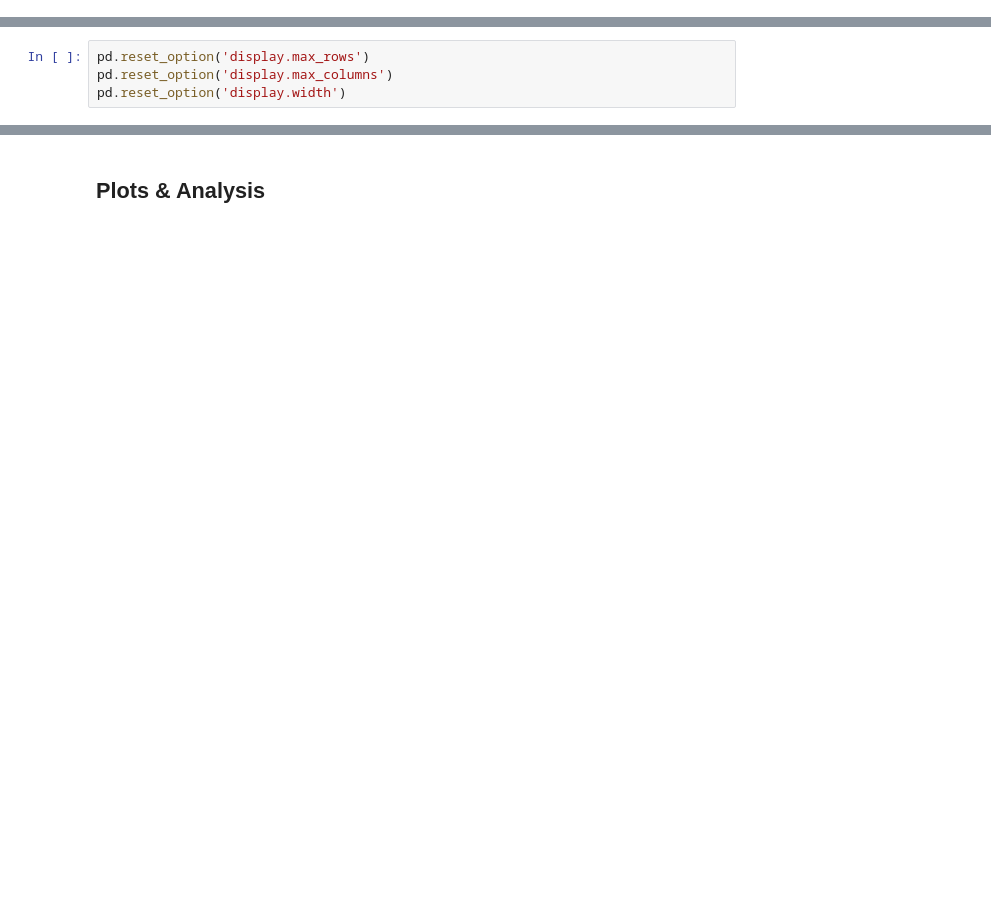
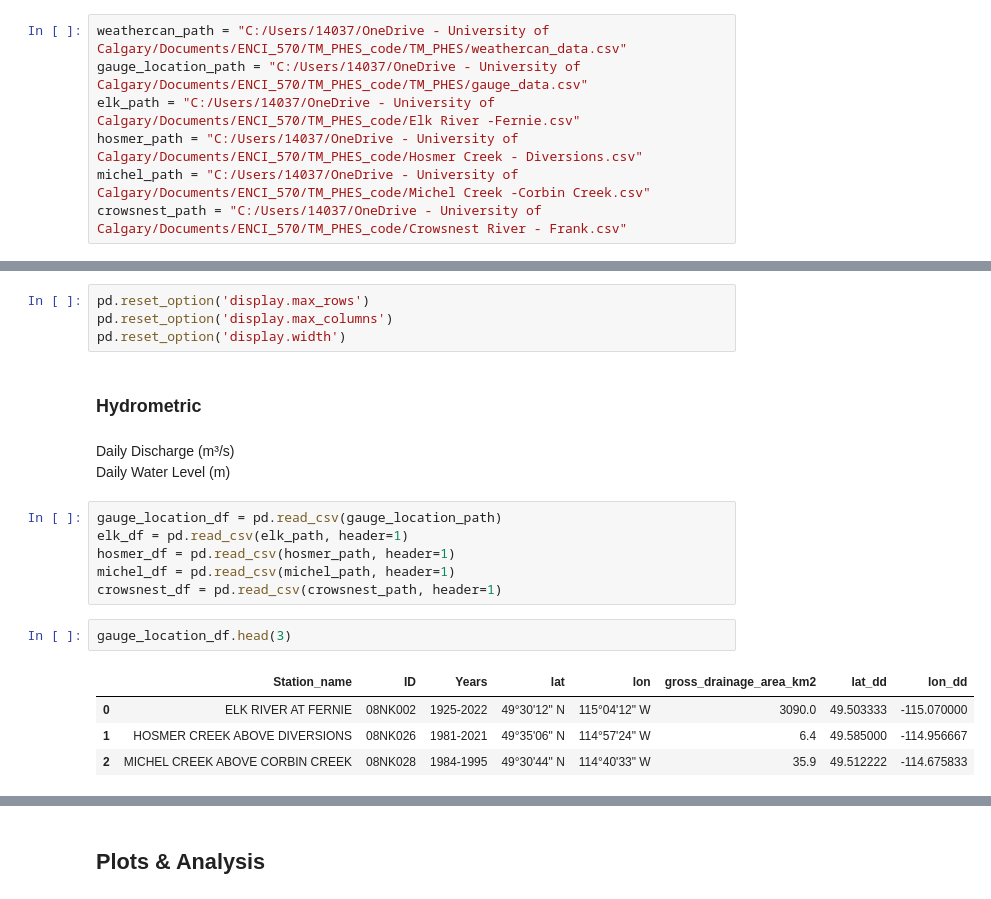
Before and after one commit to moniquebeaulieu/TM_PHES, a Jupyter notebook: EDA.ipynb, the cells around one changed output, grey strips where cells are left out. Saved outputs shown, nothing was run; the diff lists cells and outputs as text; blank space fills up the shorter version.

```diff
--- a/EDA.ipynb
+++ b/EDA.ipynb
@@ -8,3 +5,10 @@ weathercan_path = "C:/Users/14037/OneDrive - University of Calgary/Documents/ENC
+# %%
+weathercan_path = "C:/Users/14037/OneDrive - University of Calgary/Documents/ENCI_570/TM_PHES_code/TM_PHES/weathercan_data.csv"
+gauge_location_path = "C:/Users/14037/OneDrive - University of Calgary/Documents/ENCI_570/TM_PHES_code/TM_PHES/gauge_data.csv"
+elk_path = "C:/Users/14037/OneDrive - University of Calgary/Documents/ENCI_570/TM_PHES_code/Elk River -Fernie.csv"
+hosmer_path = "C:/Users/14037/OneDrive - University of Calgary/Documents/ENCI_570/TM_PHES_code/Hosmer Creek - Diversions.csv"
+michel_path = "C:/Users/14037/OneDrive - University of Calgary/Documents/ENCI_570/TM_PHES_code/Michel Creek -Corbin Creek.csv"
+crowsnest_path = "C:/Users/14037/OneDrive - University of Calgary/Documents/ENCI_570/TM_PHES_code/Crowsnest River - Frank.csv"
 # %% [markdown]
 ## Import Libraries
 # %%
@@ -144,3 +197,21 @@ summary_df
 pd.reset_option('display.max_rows')
 pd.reset_option('display.max_columns')
 pd.reset_option('display.width')
+# %% [markdown]
+### Hydrometric
+# %% [markdown]
+Daily Discharge (m&sup3;/s)\
+Daily Water Level (m)
+# %%
+gauge_location_df = pd.read_csv(gauge_location_path)
+elk_df = pd.read_csv(elk_path, header=1)
+hosmer_df = pd.read_csv(hosmer_path, header=1)
+michel_df = pd.read_csv(michel_path, header=1)
+crowsnest_df = pd.read_csv(crowsnest_path, header=1)
+# %%
+gauge_location_df.head(3)
+# %% [output]
+|  | Station_name | ID | Years | lat | lon | gross_drainage_area_km2 | lat_dd | lon_dd |
+| 0 | ELK RIVER AT FERNIE | 08NK002 | 1925-2022 | 49°30'12" N | 115°04'12" W | 3090.0 | 49.503333 | -115.070000 |
+| 1 | HOSMER CREEK ABOVE DIVERSIONS | 08NK026 | 1981-2021 | 49°35'06" N | 114°57'24" W | 6.4 | 49.585000 | -114.956667 |
+| 2 | MICHEL CREEK ABOVE CORBIN CREEK | 08NK028 | 1984-1995 | 49°30'44" N | 114°40'33" W | 35.9 | 49.512222 | -114.675833 |
```
Also changed, not shown: parts of 17 cells of this notebook, 6 other files.
